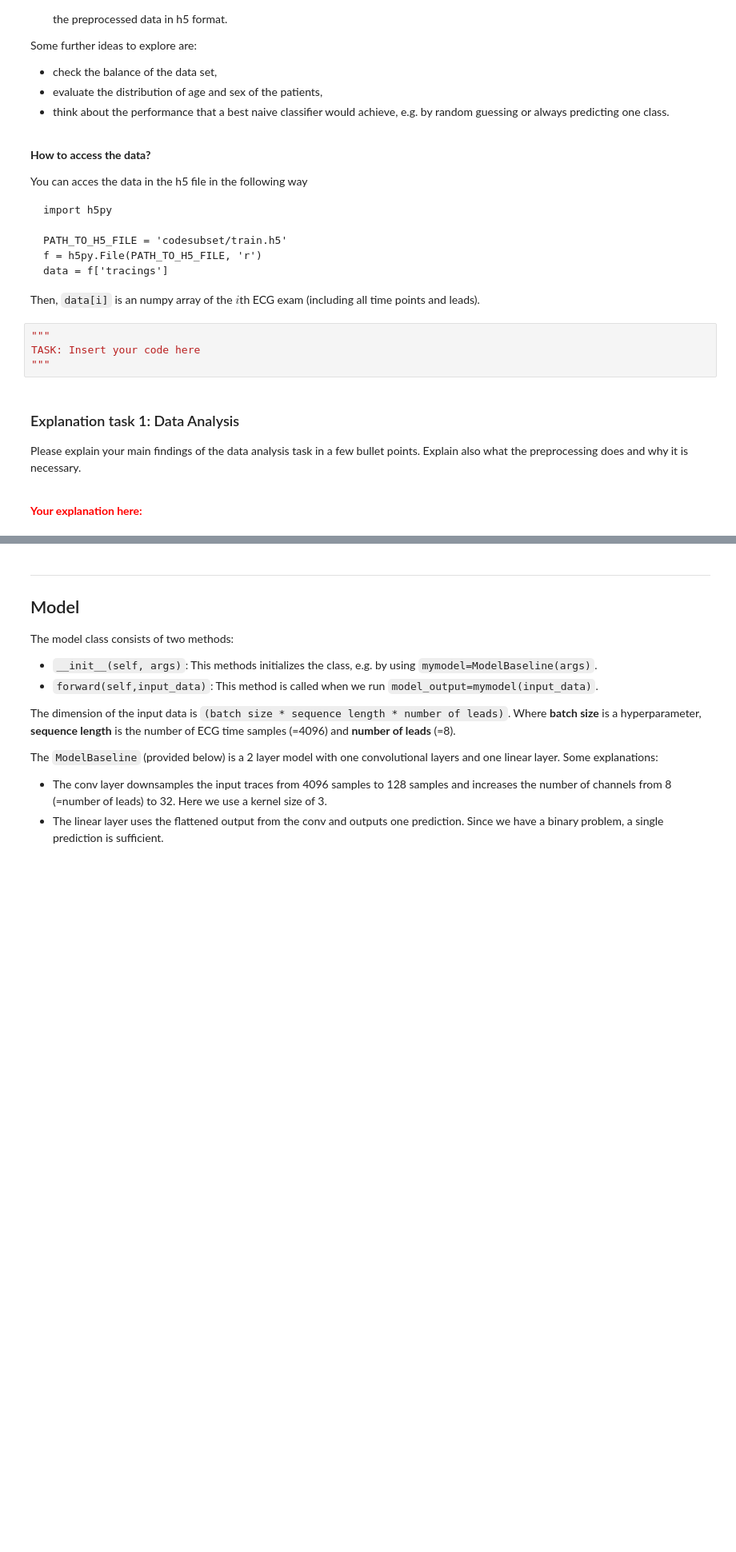
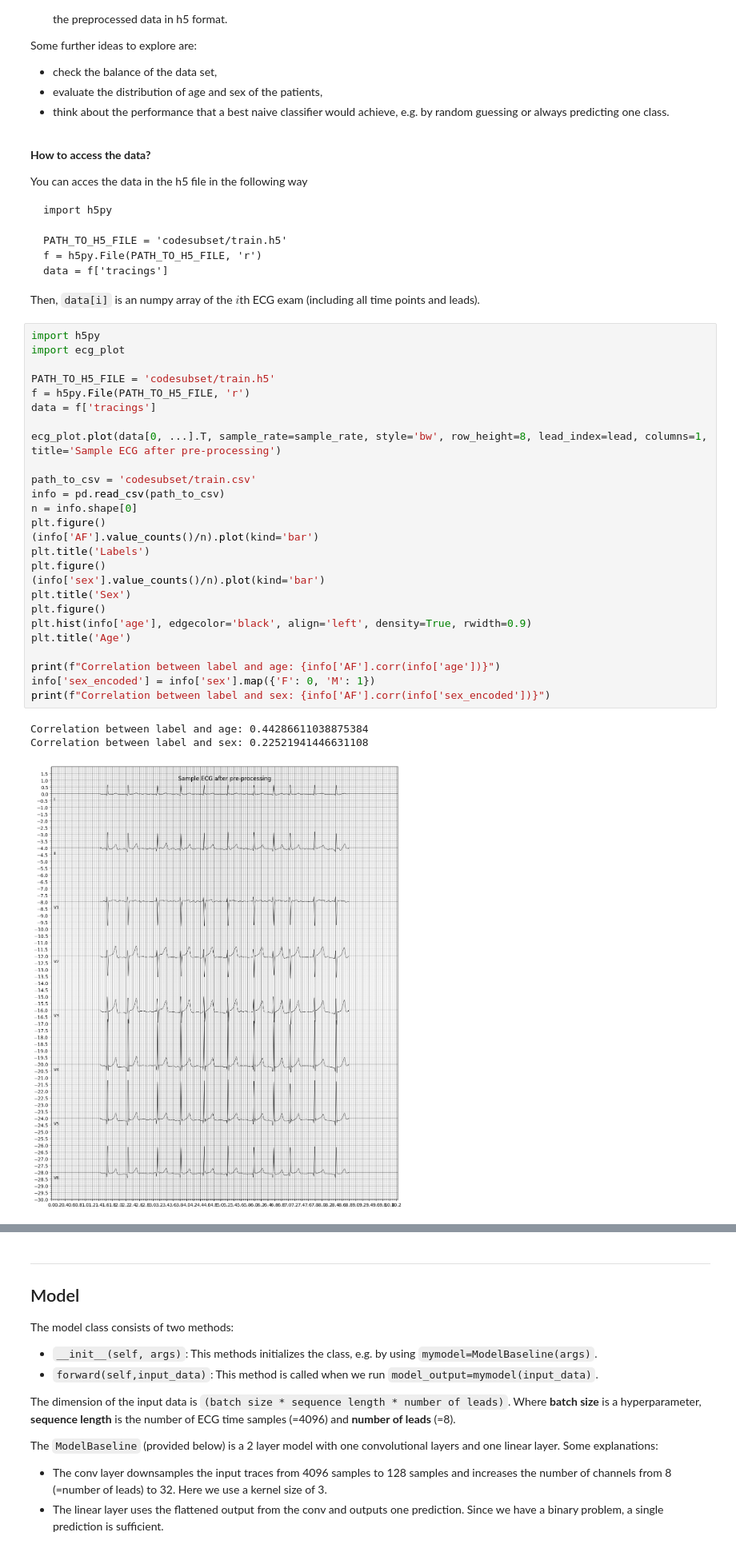
Before and after one commit to filipkro/wasp-assignmen-af-classification, a Jupyter notebook: assignment_ecg_classification.ipynb, the cells around one changed output, grey strips where cells are left out. Shown at 80% size. Cells and saved outputs as stored; diff of their text form; blank space fills up the shorter version.

````diff
--- a/assignment_ecg_classification.ipynb
+++ b/assignment_ecg_classification.ipynb
@@ -169,16 +225,33 @@ f = h5py.File(PATH_TO_H5_FILE, 'r')
 data = f['tracings']
 ```
 Then, `data[i]` is an numpy array of the $i$th ECG exam (including all time points and leads).
-# %%
-"""
-TASK: Insert your code here
-"""
-# %% [markdown]
-### Explanation task 1: Data Analysis
-
-Please explain your main findings of the data analysis task in a few bullet points. Explain also what the preprocessing does and why it is necessary.
-
-<br />
-
-
-**<font color='red'>Your explanation here:</font>**
+# %%
+import h5py
+import ecg_plot
+
+PATH_TO_H5_FILE = 'codesubset/train.h5'
+f = h5py.File(PATH_TO_H5_FILE, 'r')
+data = f['tracings']
+
+ecg_plot.plot(data[0, ...].T, sample_rate=sample_rate, style='bw', row_height=8, lead_index=lead, columns=1, title='Sample ECG after pre-processing')
+
+path_to_csv = 'codesubset/train.csv'
+info = pd.read_csv(path_to_csv)
+n = info.shape[0]
+plt.figure()
+(info['AF'].value_counts()/n).plot(kind='bar')
+plt.title('Labels')
+plt.figure()
+(info['sex'].value_counts()/n).plot(kind='bar')
+plt.title('Sex')
+plt.figure()
+plt.hist(info['age'], edgecolor='black', align='left', density=True, rwidth=0.9)
+plt.title('Age')
+
+print(f"Correlation between label and age: {info['AF'].corr(info['age'])}")
+info['sex_encoded'] = info['sex'].map({'F': 0, 'M': 1})
+print(f"Correlation between label and sex: {info['AF'].corr(info['sex_encoded'])}")
+# %% [output]
+Correlation between label and age: 0.44286611038875384
+Correlation between label and sex: 0.22521941446631108
+[figure, added]
````
Also changed, not shown: parts of 14 cells of this notebook.
